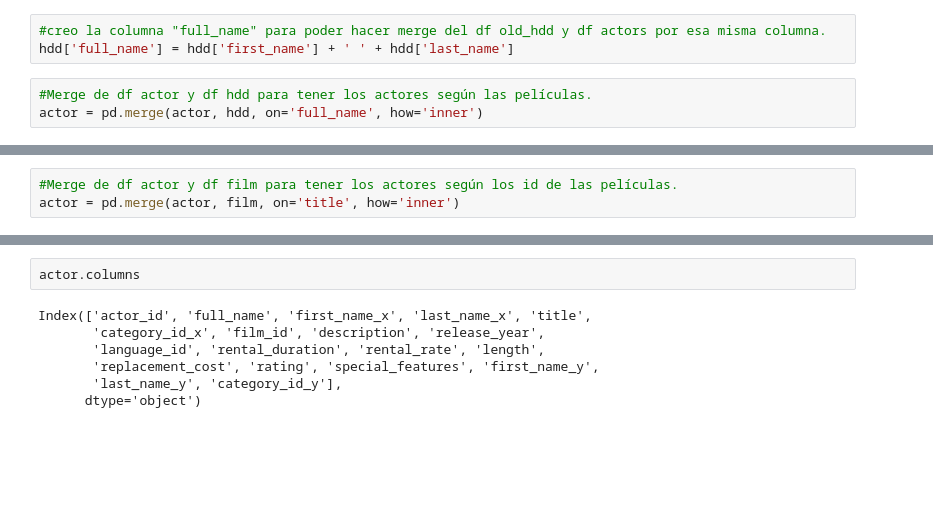
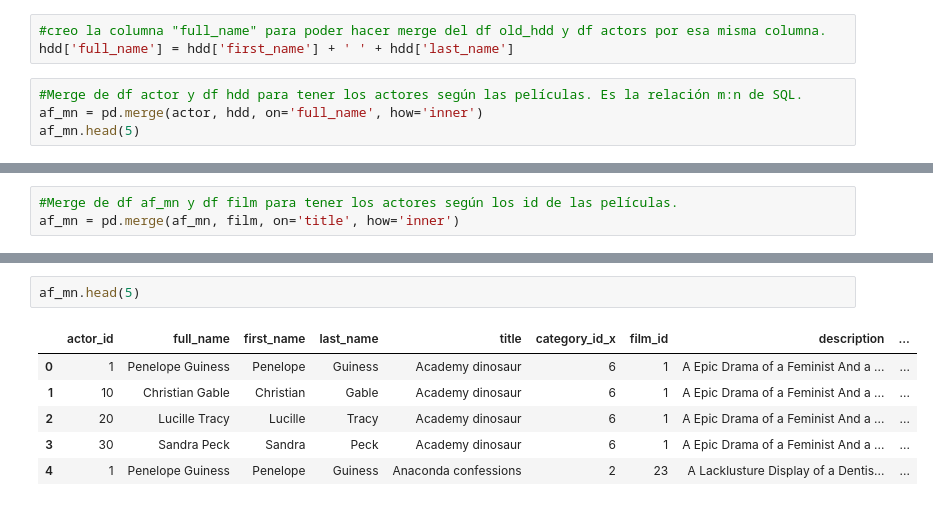
Before and after one commit to charlieciordia/02-mySQL-database, a Jupyter notebook: notebook/main.ipynb, the cells around one changed output, grey strips where cells are left out. Drawn from its saved outputs; the diff is of its cells as text; blank space fills up the shorter version.

```diff
--- a/notebook/main.ipynb
+++ b/notebook/main.ipynb
@@ -271,5 +310,6 @@ film.head(5)
 #creo la columna "full_name" para poder hacer merge del df old_hdd y df actors por esa misma columna.
 hdd['full_name'] = hdd['first_name'] + ' ' + hdd['last_name']
 # %%
-#Merge de df actor y df hdd para tener los actores según las películas.
-actor = pd.merge(actor, hdd, on='full_name', how='inner')
+#Merge de df actor y df hdd para tener los actores según las películas. Es la relación m:n de SQL.
+af_mn = pd.merge(actor, hdd, on='full_name', how='inner')
+af_mn.head(5)
@@ -276,3 +323,3 @@ actor = pd.merge(actor, hdd, on='full_name', how='inner')
 # %%
-#Merge de df actor y df film para tener los actores según los id de las películas.
-actor = pd.merge(actor, film, on='title', how='inner')
+#Merge de df af_mn y df film para tener los actores según los id de las películas.
+af_mn = pd.merge(af_mn, film, on='title', how='inner')
@@ -288,9 +326,9 @@ actor.head(5)
-# %%
-actor.columns
-# %% [output]
-Index(['actor_id', 'full_name', 'first_name_x', 'last_name_x', 'title',
-       'category_id_x', 'film_id', 'description', 'release_year',
-       'language_id', 'rental_duration', 'rental_rate', 'length',
-       'replacement_cost', 'rating', 'special_features', 'first_name_y',
-       'last_name_y', 'category_id_y'],
-      dtype='object')
+# %%
+af_mn.head(5)
+# %% [output]
+|  | actor_id | full_name | first_name | last_name | title | category_id_x | film_id | description | ... |
+| 0 | 1 | Penelope Guiness | Penelope | Guiness | Academy dinosaur | 6 | 1 | A Epic Drama of a Feminist And a ... | ... |
+| 1 | 10 | Christian Gable | Christian | Gable | Academy dinosaur | 6 | 1 | A Epic Drama of a Feminist And a ... | ... |
+| 2 | 20 | Lucille Tracy | Lucille | Tracy | Academy dinosaur | 6 | 1 | A Epic Drama of a Feminist And a ... | ... |
+| 3 | 30 | Sandra Peck | Sandra | Peck | Academy dinosaur | 6 | 1 | A Epic Drama of a Feminist And a ... | ... |
+| 4 | 1 | Penelope Guiness | Penelope | Guiness | Anaconda confessions | 2 | 23 | A Lacklusture Display of a Dentis... | ... |
```
Also changed, not shown: parts of 60 cells of this notebook, 8 other files.
